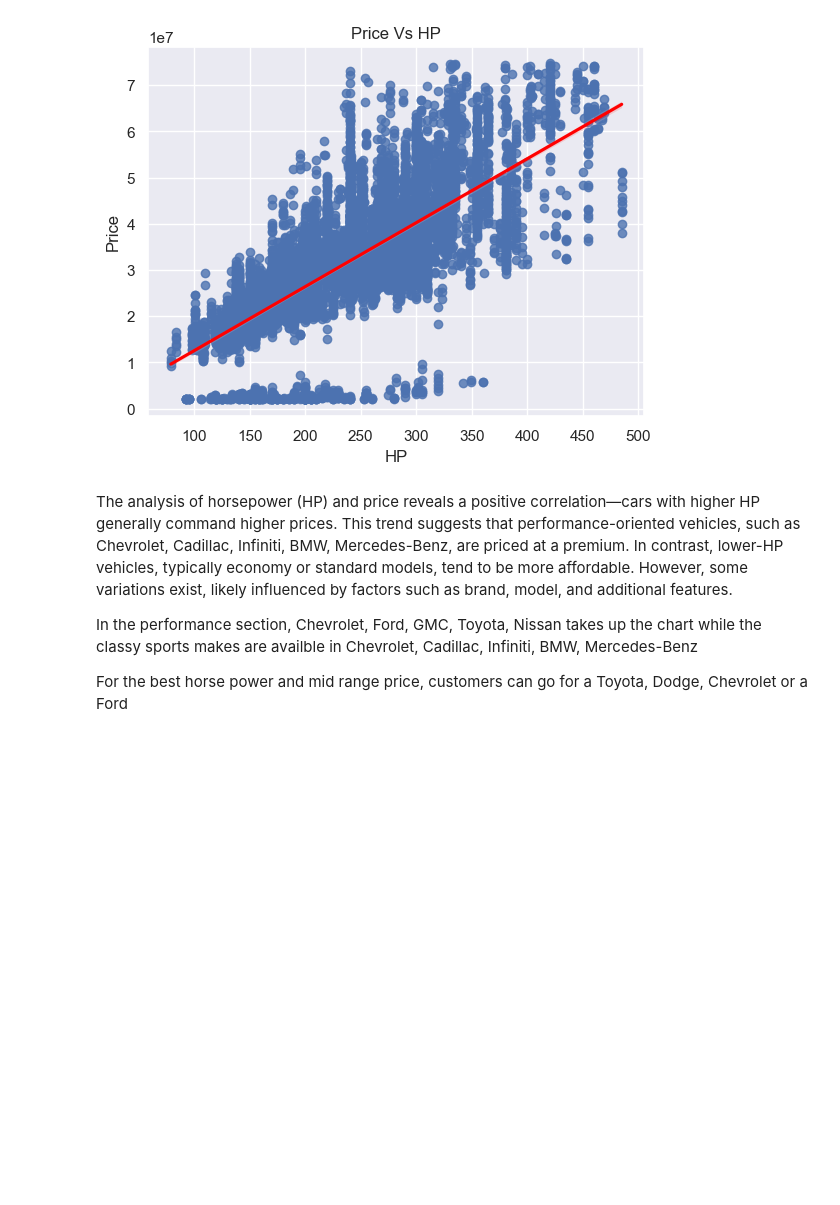
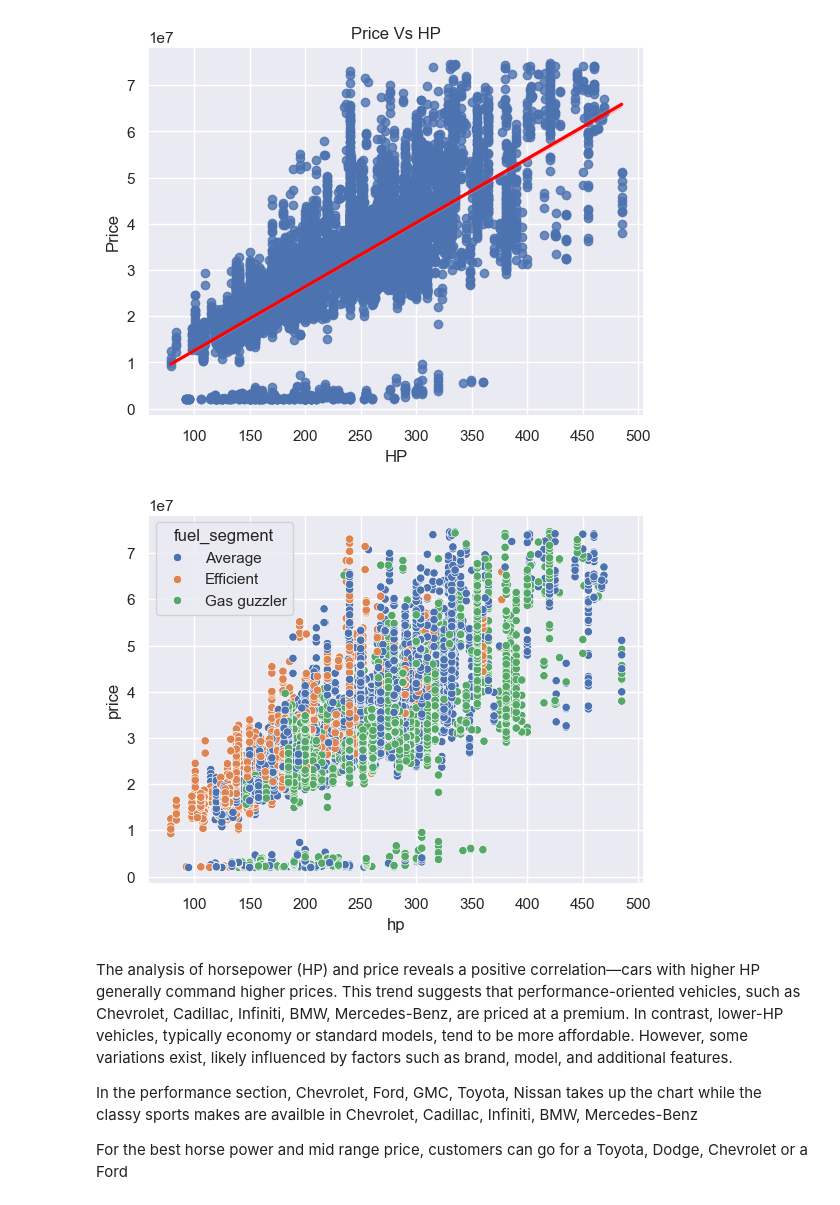
Before and after one commit to Rhahloth/car_sale_eda, a Jupyter notebook: car_sales_eda.ipynb, the cells around one changed output. Cells and saved outputs as stored; diff of their text form; code cells hidden in the pictures; blank space fills up the shorter version.

```diff
--- a/car_sales_eda.ipynb
+++ b/car_sales_eda.ipynb
@@ -83,7 +83,7 @@ def wrangle(filename):
     df['hp_segment'] = df['hp'].apply(lambda x: "Economy" if x < 150 else "Standard" if x < 250 else "Performance" if x < 400 else "Sports")
 
     #segment fuel
-    df['fuel_segment'] = df['mpg'].apply(lambda x: "Gas guzzler" if x < 20 else "Average" if x <= 30 else "Efficient")
+    df['fuel_segment'] = df['mpg'].apply(lambda x: "Gas guzzler" if x < 20 else "Average" if x <= 25 else "Efficient")
 
     return df
 # %%
@@ -283,6 +285,10 @@ plt.ylabel('Price')
 plt.title('Price Vs HP');
 # %% [output]
 [figure]
+# %%
+sns.scatterplot(df, x = 'hp', y = 'price', hue = 'fuel_segment');
+# %% [output]
+[figure, added]
 # %% [markdown]
 The analysis of horsepower (HP) and price reveals a positive correlation—cars with higher HP generally command higher prices. This trend suggests that performance-oriented vehicles, such as Chevrolet, Cadillac, Infiniti, BMW, Mercedes-Benz, are priced at a premium. In contrast, lower-HP vehicles, typically economy or standard models, tend to be more affordable. However, some variations exist, likely influenced by factors such as brand, model, and additional features.
 
```
Also changed, not shown: parts of 1 cell of this notebook.
